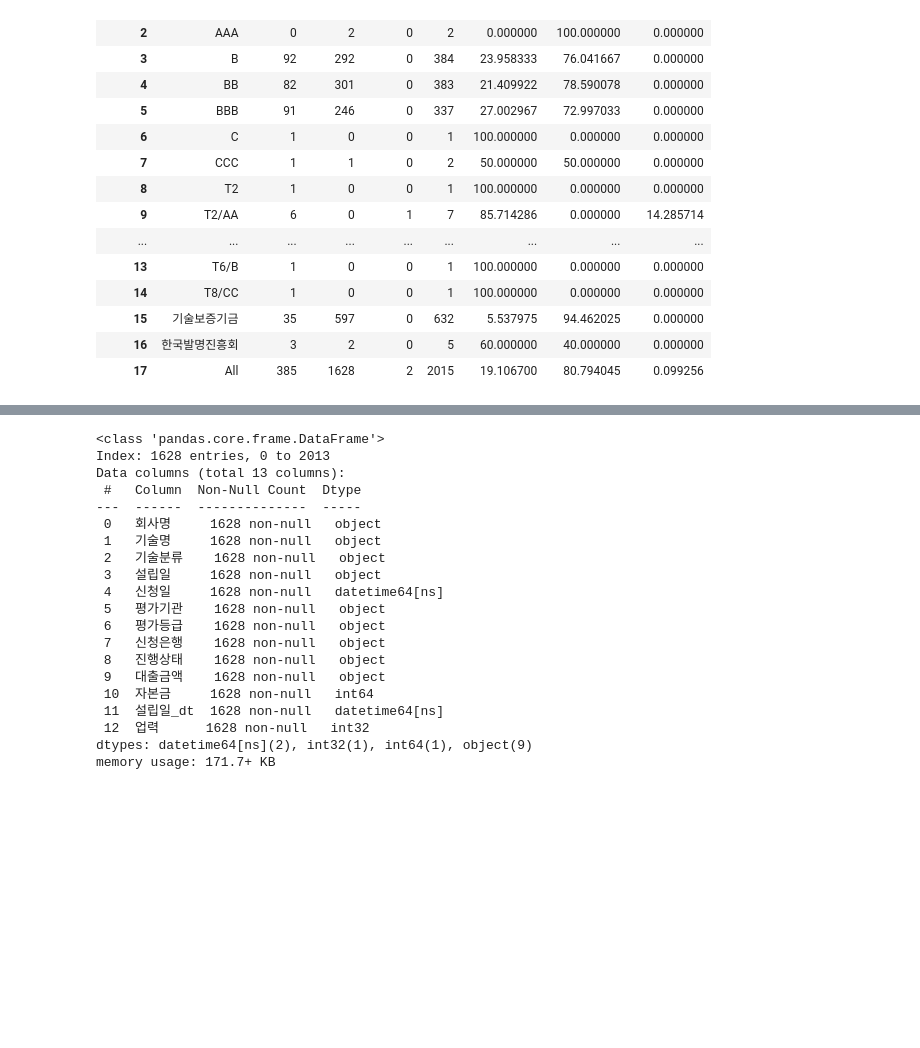
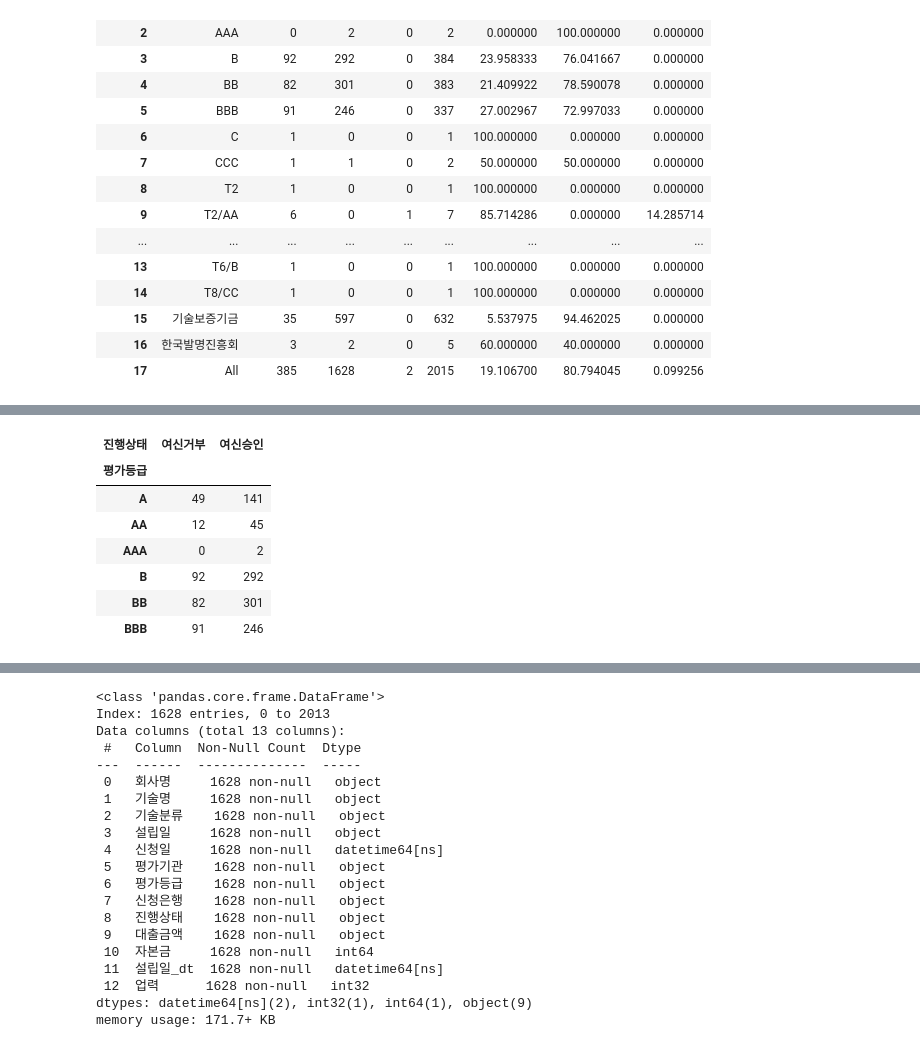
Before and after one commit to raneeKim/SW_CAMP, a Jupyter notebook: 파이썬을 활용한 머신러닝/과제/[DMC_데이터] 김란_개별 미션 (12차).ipynb, the cells around one changed output, grey strips where cells are left out. Saved outputs shown, nothing was run; the diff lists cells and outputs as text; code cells hidden in the pictures; blank space fills up the shorter version.

```diff
--- a/파이썬을 활용한 머신러닝/과제/[DMC_데이터] 김란_개별 미션 (12차).ipynb
+++ b/파이썬을 활용한 머신러닝/과제/[DMC_데이터] 김란_개별 미션 (12차).ipynb
@@ -262,0 +374,11 @@ c2
+# %%
+c2
+# %% [output]
+| 진행상태 | 여신거부 | 여신승인 |
+| 평가등급 |  |  |
+| A | 49 | 141 |
+| AA | 12 | 45 |
+| AAA | 0 | 2 |
+| B | 92 | 292 |
+| BB | 82 | 301 |
+| BBB | 91 | 246 |
```
Also changed, not shown: parts of 39 cells of this notebook.
